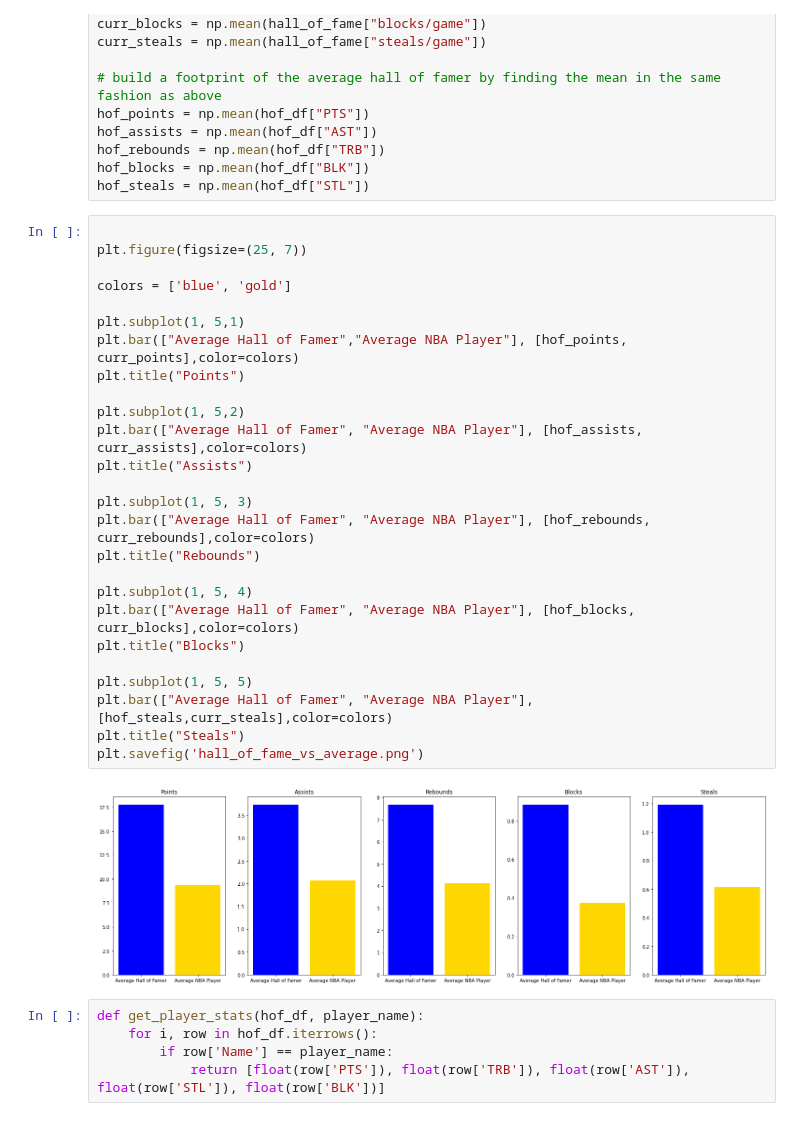
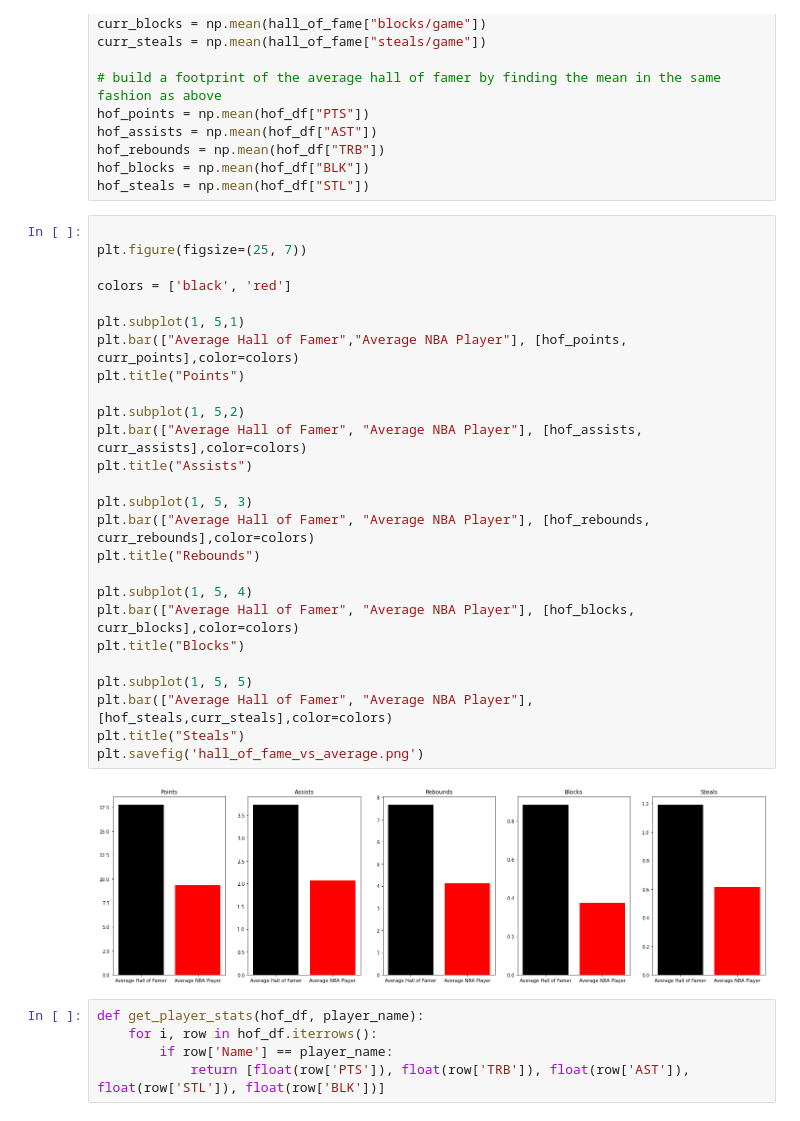
Before and after one commit to haydenj8/NBA_Project3, a Jupyter notebook: Graphs.ipynb, the cells around one changed output. Cells and saved outputs as stored; diff of their text form.

```diff
--- a/Graphs.ipynb
+++ b/Graphs.ipynb
@@ -751,31 +751,31 @@ hof_steals = np.mean(hof_df["STL"])
 # %%
 
 plt.figure(figsize=(25, 7))
 
-colors = ['blue', 'gold']
+colors = ['black', 'red']
 
 plt.subplot(1, 5,1)
 plt.bar(["Average Hall of Famer","Average NBA Player"], [hof_points, curr_points],color=colors)
 plt.title("Points")
 
 plt.subplot(1, 5,2)
 plt.bar(["Average Hall of Famer", "Average NBA Player"], [hof_assists, curr_assists],color=colors)
 plt.title("Assists")
 
 plt.subplot(1, 5, 3)
 plt.bar(["Average Hall of Famer", "Average NBA Player"], [hof_rebounds, curr_rebounds],color=colors)
 plt.title("Rebounds")
 
 plt.subplot(1, 5, 4)
 plt.bar(["Average Hall of Famer", "Average NBA Player"], [hof_blocks, curr_blocks],color=colors)
 plt.title("Blocks")
 
 plt.subplot(1, 5, 5)
 plt.bar(["Average Hall of Famer", "Average NBA Player"], [hof_steals,curr_steals],color=colors)
 plt.title("Steals")
 plt.savefig('hall_of_fame_vs_average.png')
 # %% [output]
-[figure, old version]
+[figure, new version]
 # %%
 def get_player_stats(hof_df, player_name):
     for i, row in hof_df.iterrows():
```
Also changed, not shown: parts of 5 cells of this notebook, 4 other files.
